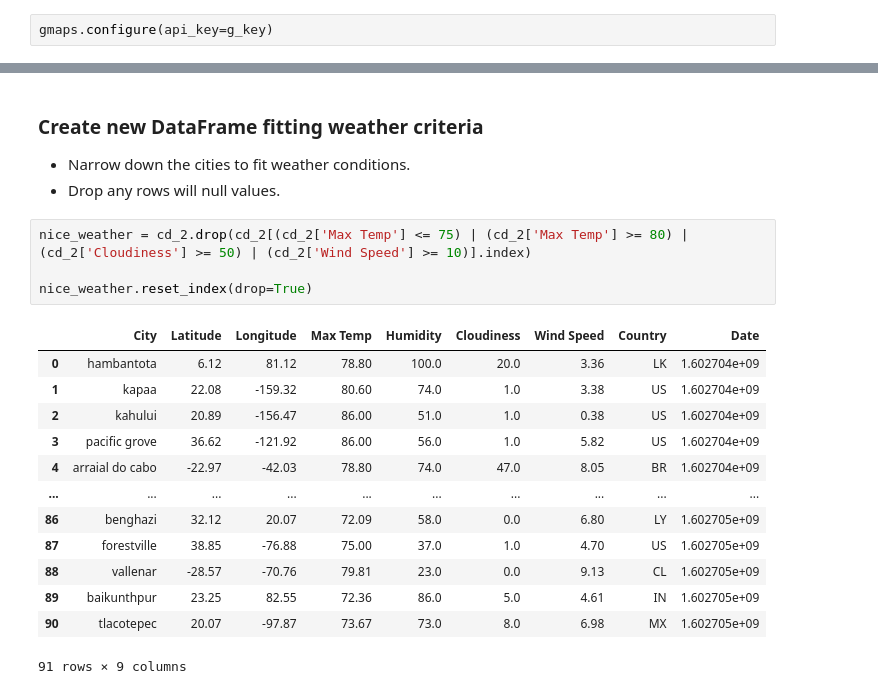
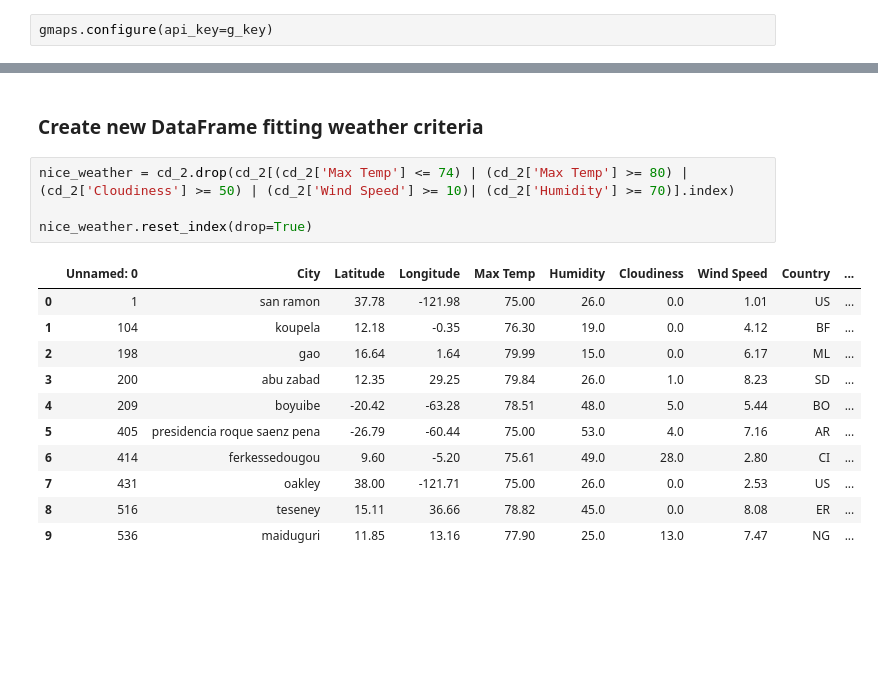
Before and after one commit to Shayoconnell7/python-api-challenge, a Jupyter notebook: VacationPy/VacationPy.ipynb, the cells around one changed output, grey strips where cells are left out. Cells and saved outputs as stored; diff of their text form; blank space fills up the shorter version.

```diff
--- a/VacationPy/VacationPy.ipynb
+++ b/VacationPy/VacationPy.ipynb
@@ -51,23 +42,19 @@ fig
 [interactive output not drawn]
 # %% [markdown]
 ### Create new DataFrame fitting weather criteria
-* Narrow down the cities to fit weather conditions.
-* Drop any rows will null values.
 # %%
-nice_weather = cd_2.drop(cd_2[(cd_2['Max Temp'] <= 75) | (cd_2['Max Temp'] >= 80) | (cd_2['Cloudiness'] >= 50) | (cd_2['Wind Speed'] >= 10)].index)
+nice_weather = cd_2.drop(cd_2[(cd_2['Max Temp'] <= 74) | (cd_2['Max Temp'] >= 80) | (cd_2['Cloudiness'] >= 50) | (cd_2['Wind Speed'] >= 10)| (cd_2['Humidity'] >= 70)].index)
 
 nice_weather.reset_index(drop=True)
 # %% [output]
-|  | City | Latitude | Longitude | Max Temp | Humidity | Cloudiness | Wind Speed | Country | Date |
-| 0 | hambantota | 6.12 | 81.12 | 78.80 | 100.0 | 20.0 | 3.36 | LK | 1.602704e+09 |
-| 1 | kapaa | 22.08 | -159.32 | 80.60 | 74.0 | 1.0 | 3.38 | US | 1.602704e+09 |
-| 2 | kahului | 20.89 | -156.47 | 86.00 | 51.0 | 1.0 | 0.38 | US | 1.602704e+09 |
-| 3 | pacific grove | 36.62 | -121.92 | 86.00 | 56.0 | 1.0 | 5.82 | US | 1.602704e+09 |
-| 4 | arraial do cabo | -22.97 | -42.03 | 78.80 | 74.0 | 47.0 | 8.05 | BR | 1.602704e+09 |
-| ... | ... | ... | ... | ... | ... | ... | ... | ... | ... |
-| 86 | benghazi | 32.12 | 20.07 | 72.09 | 58.0 | 0.0 | 6.80 | LY | 1.602705e+09 |
-| 87 | forestville | 38.85 | -76.88 | 75.00 | 37.0 | 1.0 | 4.70 | US | 1.602705e+09 |
-| 88 | vallenar | -28.57 | -70.76 | 79.81 | 23.0 | 0.0 | 9.13 | CL | 1.602705e+09 |
-| 89 | baikunthpur | 23.25 | 82.55 | 72.36 | 86.0 | 5.0 | 4.61 | IN | 1.602705e+09 |
-| 90 | tlacotepec | 20.07 | -97.87 | 73.67 | 73.0 | 8.0 | 6.98 | MX | 1.602705e+09 |
+|  | Unnamed: 0 | City | Latitude | Longitude | Max Temp | Humidity | Cloudiness | Wind Speed | Country | ... |
+| 0 | 1 | san ramon | 37.78 | -121.98 | 75.00 | 26.0 | 0.0 | 1.01 | US | ... |
+| 1 | 104 | koupela | 12.18 | -0.35 | 76.30 | 19.0 | 0.0 | 4.12 | BF | ... |
+| 2 | 198 | gao | 16.64 | 1.64 | 79.99 | 15.0 | 0.0 | 6.17 | ML | ... |
+| 3 | 200 | abu zabad | 12.35 | 29.25 | 79.84 | 26.0 | 1.0 | 8.23 | SD | ... |
+| 4 | 209 | boyuibe | -20.42 | -63.28 | 78.51 | 48.0 | 5.0 | 5.44 | BO | ... |
+| 5 | 405 | presidencia roque saenz pena | -26.79 | -60.44 | 75.00 | 53.0 | 4.0 | 7.16 | AR | ... |
+| 6 | 414 | ferkessedougou | 9.60 | -5.20 | 75.61 | 49.0 | 28.0 | 2.80 | CI | ... |
+| 7 | 431 | oakley | 38.00 | -121.71 | 75.00 | 26.0 | 0.0 | 2.53 | US | ... |
+| 8 | 516 | teseney | 15.11 | 36.66 | 78.82 | 45.0 | 0.0 | 8.08 | ER | ... |
+| 9 | 536 | maiduguri | 11.85 | 13.16 | 77.90 | 25.0 | 13.0 | 7.47 | NG | ... |
-91 rows × 9 columns
```
Also changed, not shown: parts of 15 cells of this notebook, 14 other files.
